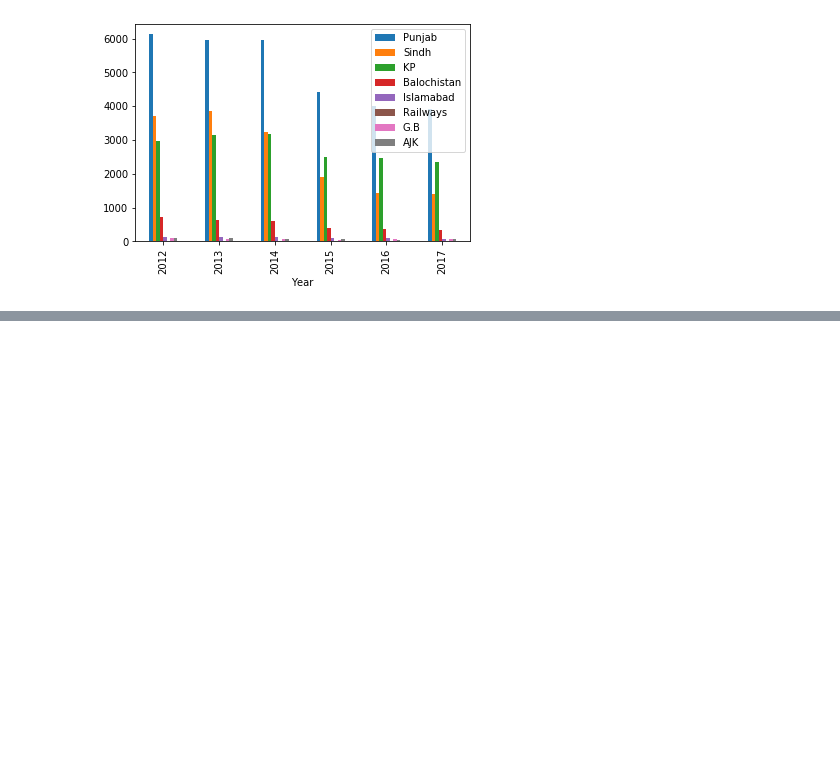
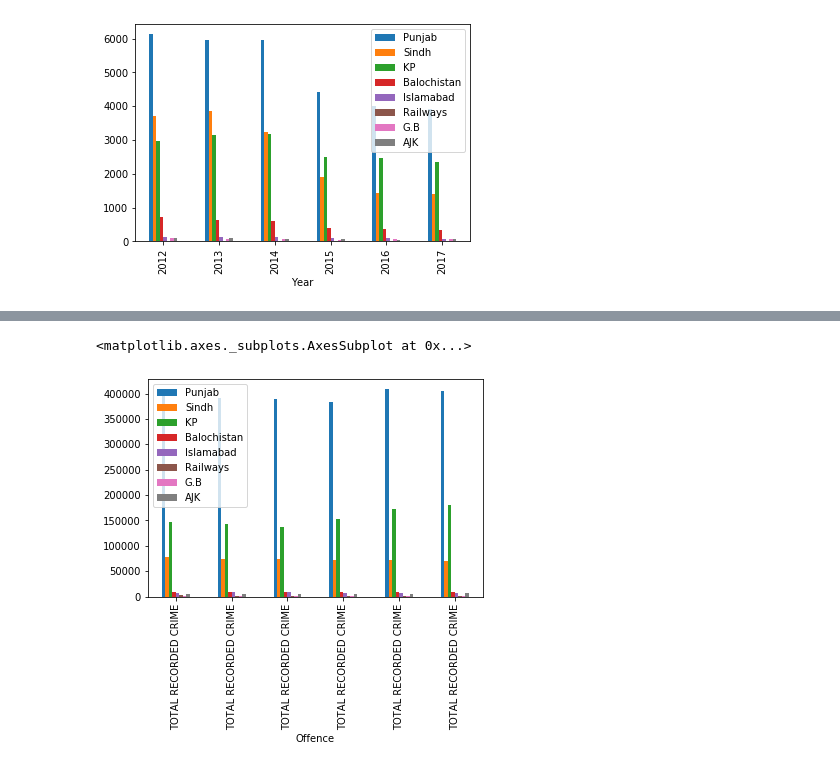
Before and after one commit to Abubakar-K-Back/EDA-crimes-of-pakistan, a Jupyter notebook: EDA crimes of Pakistan.ipynb, the cells around one changed output, grey strips where cells are left out. Cells and saved outputs as stored; diff of their text form; code cells hidden in the pictures; blank space fills up the shorter version.

```diff
--- a/EDA crimes of Pakistan.ipynb
+++ b/EDA crimes of Pakistan.ipynb
@@ -45,0 +47,9 @@ Murders_p
+# %%
+Crimes_per_region=crimes_year[crimes_year['Offence']=='TOTAL RECORDED CRIME']
+Crimes_per_region[['Offence','Punjab', 'Sindh', 'KP', 'Balochistan',
+       'Islamabad', 'Railways', 'G.B', 'AJK']].plot.bar(x='Offence')
+#Punjab have total highest crime recorded
+#Islamabad (federal have lowest crime recorded)
+# %% [output]
+<matplotlib.axes._subplots.AxesSubplot at 0x...>
+[figure, added]
```
Also changed, not shown: parts of 3 cells of this notebook.
